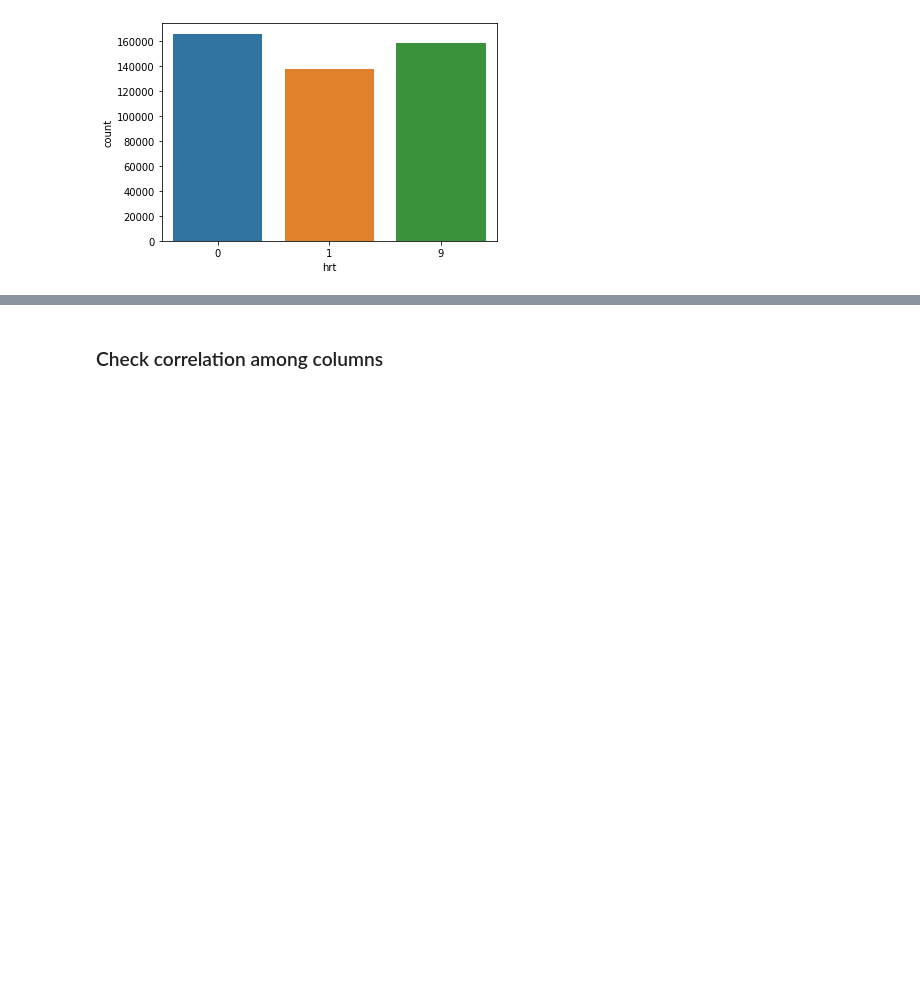
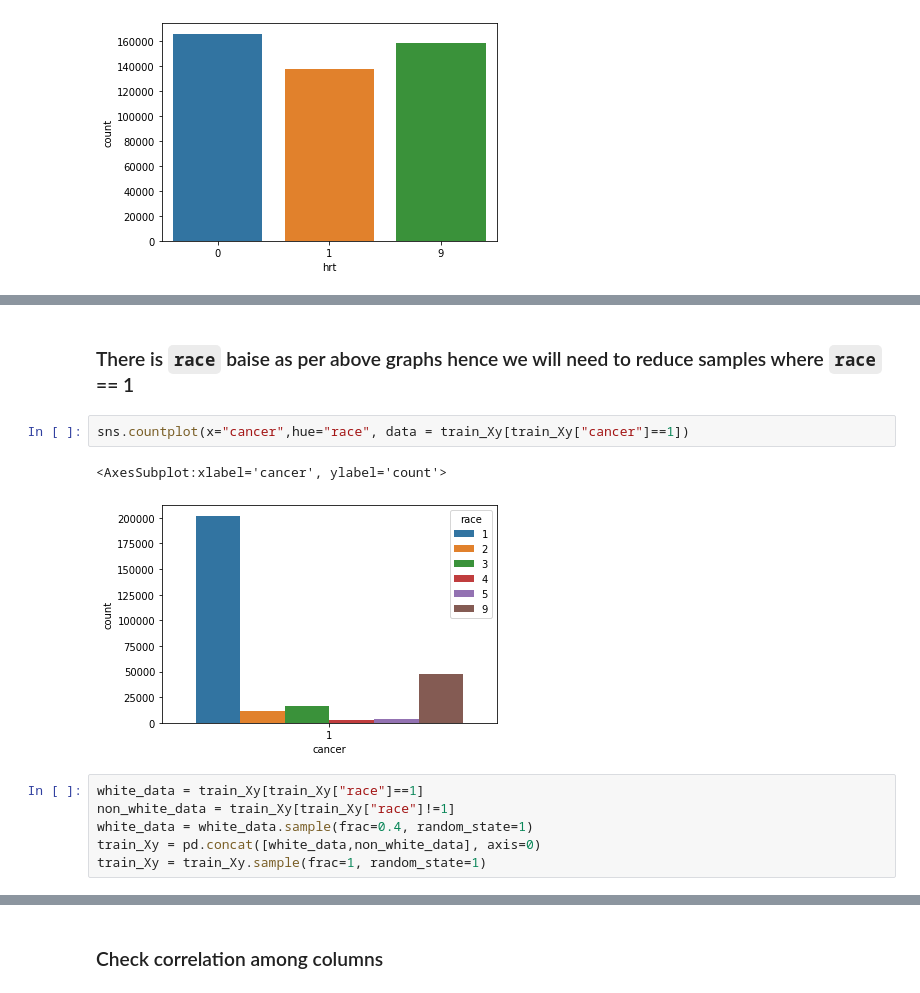
Before and after one commit to gpaikane/Breast-Cancer-Helper-Chatbot, a Jupyter notebook: NTT-Data-AI-Hackathon/Breast Cancer Risk Predictor Model.ipynb, the cells around one changed output, grey strips where cells are left out. Cells and saved outputs as stored; diff of their text form; blank space fills up the shorter version.

```diff
--- a/NTT-Data-AI-Hackathon/Breast Cancer Risk Predictor Model.ipynb
+++ b/NTT-Data-AI-Hackathon/Breast Cancer Risk Predictor Model.ipynb
@@ -203,0 +215,13 @@ for col in X_train.columns[1:]:
+# %% [markdown]
+### There is `race` baise as per above graphs hence we will need to reduce samples where `race` == 1
+# %%
+sns.countplot(x="cancer",hue="race", data = train_Xy[train_Xy["cancer"]==1])
+# %% [output]
+<AxesSubplot:xlabel='cancer', ylabel='count'>
+[figure, added]
+# %%
+white_data = train_Xy[train_Xy["race"]==1]
+non_white_data = train_Xy[train_Xy["race"]!=1]
+white_data = white_data.sample(frac=0.4, random_state=1)
+train_Xy = pd.concat([white_data,non_white_data], axis=0)
+train_Xy = train_Xy.sample(frac=1, random_state=1)
```
Also changed, not shown: parts of 12 cells of this notebook.
